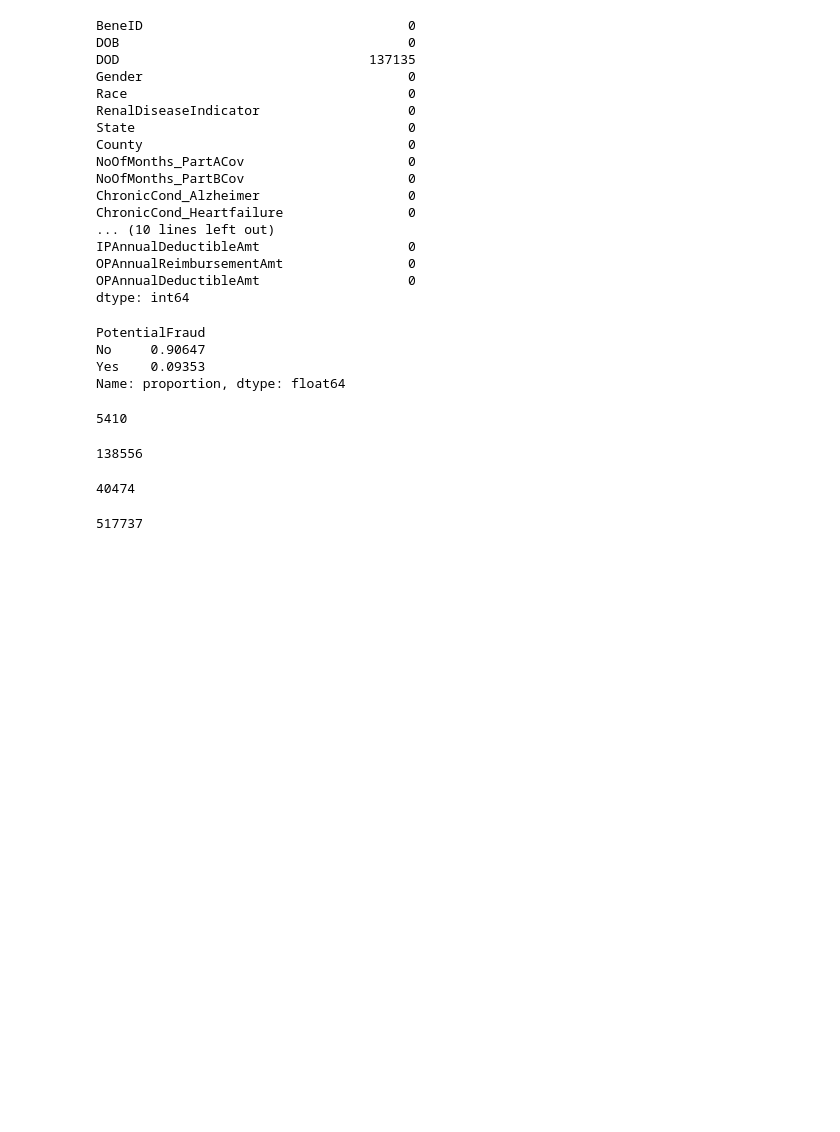
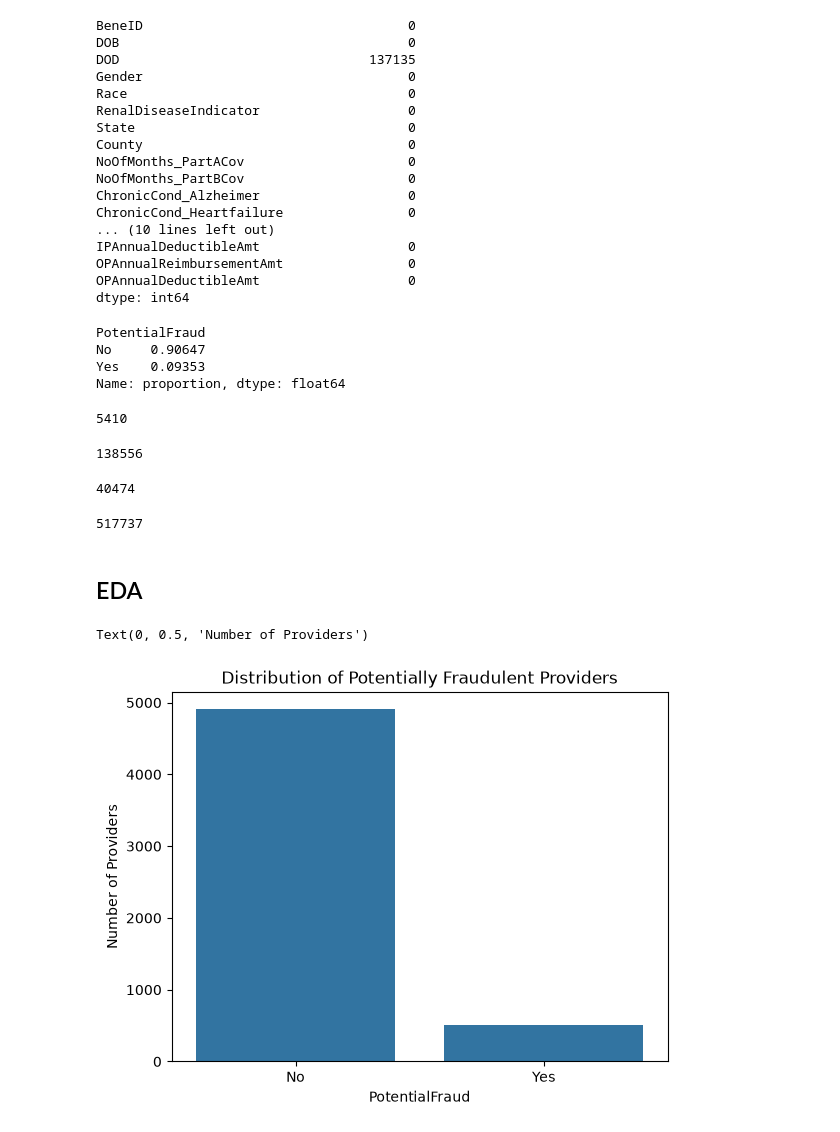
Before and after one commit to kkrishkataria/Healthcare-Fraud-Detection, a Jupyter notebook: notebooks/01_data_understanding.ipynb, the cells around one changed output. Drawn from its saved outputs; the diff is of its cells as text; code cells hidden in the pictures; blank space fills up the shorter version.

```diff
--- a/notebooks/01_data_understanding.ipynb
+++ b/notebooks/01_data_understanding.ipynb
@@ -290,3 +292,15 @@ inpatient["ClaimID"].nunique()
 outpatient["ClaimID"].nunique()
 # %% [output]
 517737
+# %% [markdown]
+## EDA
+# %%
+fraud_counts = provider["PotentialFraud"].value_counts()
+
+sns.countplot(data=provider,x="PotentialFraud")
+
+plt.title("Distribution of Potentially Fraudulent Providers")
+plt.ylabel("Number of Providers")
+# %% [output]
+Text(0, 0.5, 'Number of Providers')
+[figure, added]
```
Also changed, not shown: parts of 116 cells of this notebook, 7 other files.
